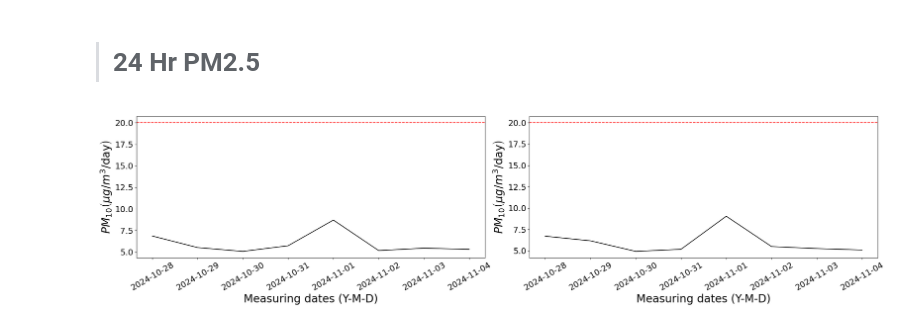
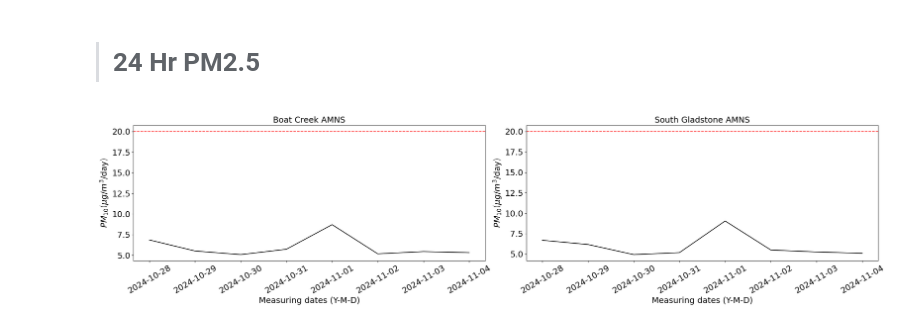
Before and after one commit to GinnCheng/DA_AQ_hub, a Jupyter notebook: main_script.ipynb, the cells around one changed output. Drawn from its saved outputs; the diff is of its cells as text; code cells hidden in the pictures.

```diff
--- a/main_script.ipynb
+++ b/main_script.ipynb
@@ -28,7 +28,7 @@ def qld_amns_wrangler(data):
     df['month'] = df.Time.dt.month
     df['day'] = df.Time.dt.day
     df['hour'] = df.Time.dt.hour
-    df['date'] = df_bc['Time'].dt.strftime('%Y-%m-%d')
+    df['date'] = df['Time'].dt.strftime('%Y-%m-%d')
     # need to covert the unit for NO2 from ppm to ug/m3
     try:
         df.loc[df['Parameter'] == 'Nitrogen dioxide', 'Measurement'] = df.loc[df['Parameter'] == 'Nitrogen dioxide', 'Measurement']*1880
@@ -77,7 +77,7 @@ array([ 3.76,  1.88,  5.64,  9.4 , 15.04, 20.68,  0.  , 11.28,  7.52,
 # %% [markdown]
 > # NOx hourly
 # %%
-FontSize = 24
+FontSize = 18
 TickSize = 18
 # %%
 criterion = 164
@@ -231,31 +244,34 @@ plt.show()
 criterion = 20
 # plot
 fig, (ax1, ax2) = plt.subplots(1, 2, figsize=(24, 6))
 
 # Boat Creek
 df_24 = df_bc[df_bc.Parameter == 'Particle PM2.5'].groupby('date')['Measurement'].mean().reset_index()
 y = df_24.Measurement
 x = df_24.date
 ax1.plot(x,y,'k-')
 ax1.axhline(y=criterion, color='red', linestyle='--', label=f'Criterion: {criterion}')
 ax1.set_xlabel('Measuring dates (Y-M-D)', fontsize=FontSize)
 ax1.set_ylabel(r'$PM_{10} \left(\mu g/m^3/\text{day}\right)$', fontsize=FontSize)
 ax1.tick_params(axis='x', rotation=30, labelsize=TickSize)
 ax1.tick_params(axis='y', labelsize=TickSize)
+ax1.set_title('Boat Creek AMNS', fontsize=TickSize)
 
 # South Gladstone
 df_24 = df_sg[df_sg.Parameter == 'Particle PM2.5'].groupby('date')['Measurement'].mean().reset_index()
 y = df_24.Measurement
 x = df_24.date
 ax2.plot(x,y,'k-')
 ax2.axhline(y=criterion, color='red', linestyle='--', label=f'Criterion: {criterion}')
 ax2.set_xlabel('Measuring dates (Y-M-D)', fontsize=FontSize)
 ax2.set_ylabel(r'$PM_{10} \left(\mu g/m^3/\text{day}\right)$', fontsize=FontSize)
 ax2.tick_params(axis='x', rotation=30, labelsize=TickSize)
 ax2.tick_params(axis='y', labelsize=TickSize)
+ax2.set_title('South Gladstone AMNS', fontsize=TickSize)
+
 
 # plot
 plt.tight_layout()
 plt.show()
 # %% [output]
-[figure, old version]
+[figure, new version]
```
Also changed, not shown: parts of 20 cells of this notebook.
